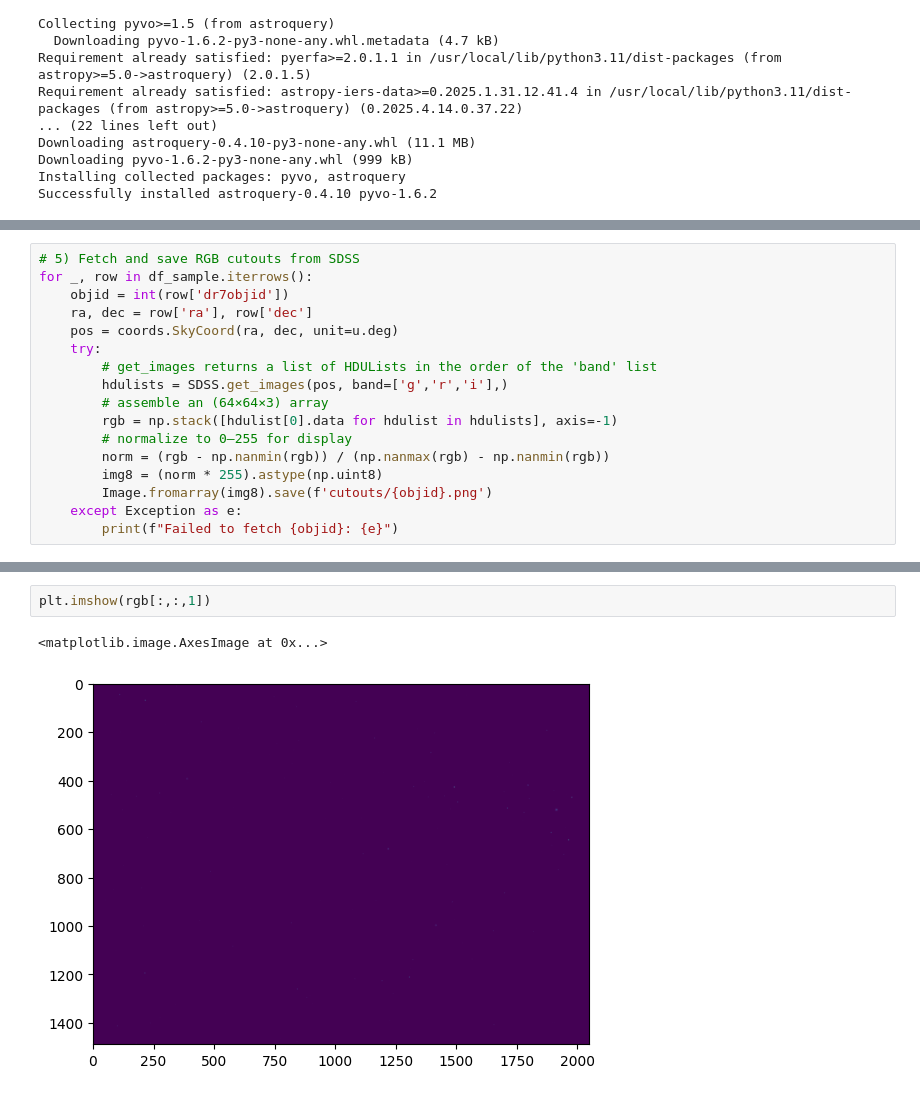
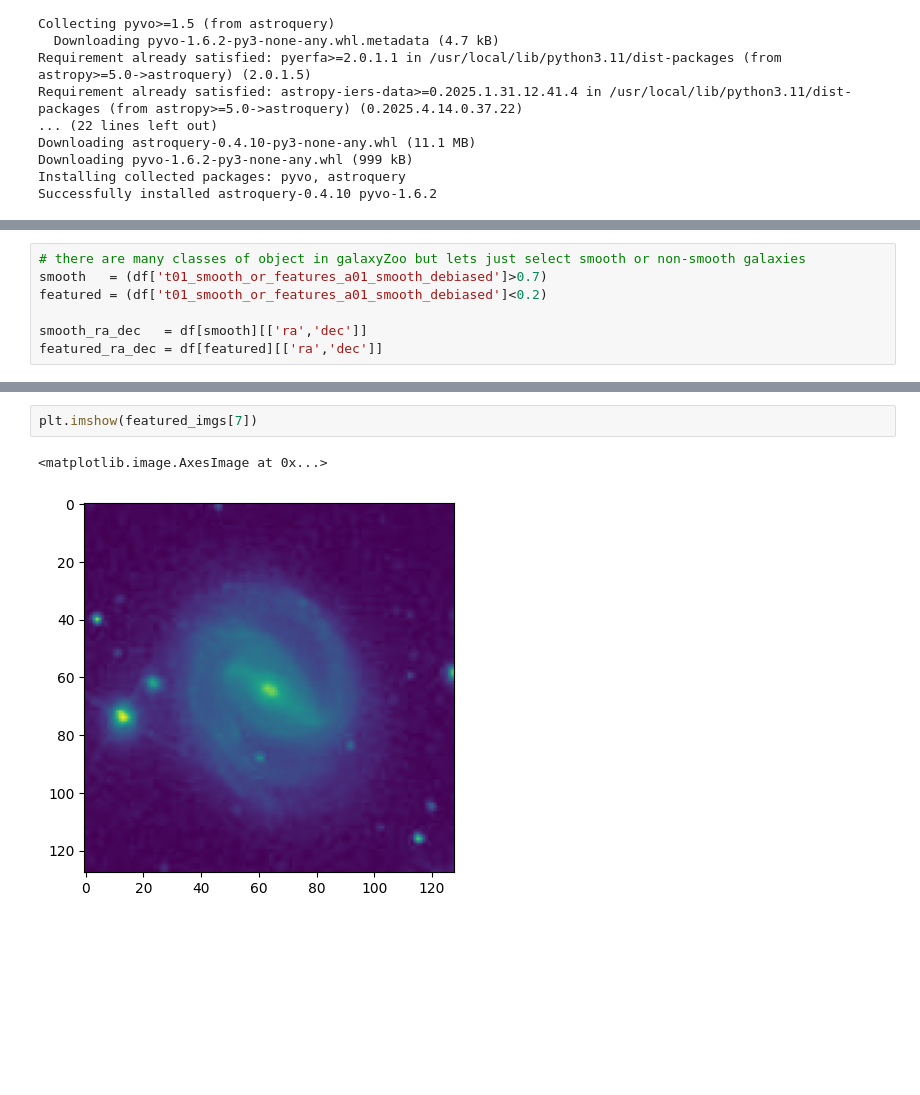
Before and after one commit to csabiu/KAML-2025, a Jupyter notebook: KAML_images.ipynb, the cells around one changed output, grey strips where cells are left out. Saved outputs shown, nothing was run; the diff lists cells and outputs as text; blank space fills up the shorter version.

```diff
--- a/KAML_images.ipynb
+++ b/KAML_images.ipynb
@@ -48,17 +41,0 @@ os.makedirs('cutouts', exist_ok=True)
-# %%
-# 5) Fetch and save RGB cutouts from SDSS
-for _, row in df_sample.iterrows():
-    objid = int(row['dr7objid'])
-    ra, dec = row['ra'], row['dec']
-    pos = coords.SkyCoord(ra, dec, unit=u.deg)
-    try:
-        # get_images returns a list of HDULists in the order of the 'band' list
-        hdulists = SDSS.get_images(pos, band=['g','r','i'],)
-        # assemble an (64×64×3) array
-        rgb = np.stack([hdulist[0].data for hdulist in hdulists], axis=-1)
-        # normalize to 0–255 for display
-        norm = (rgb - np.nanmin(rgb)) / (np.nanmax(rgb) - np.nanmin(rgb))
-        img8 = (norm * 255).astype(np.uint8)
-        Image.fromarray(img8).save(f'cutouts/{objid}.png')
-    except Exception as e:
-        print(f"Failed to fetch {objid}: {e}")
@@ -85,0 +42,7 @@ Failed to fetch 587736546853781888: SDSSClass.get_images() takes 1 positional ar
+# %%
+# there are many classes of object in galaxyZoo but lets just select smooth or non-smooth galaxies
+smooth   = (df['t01_smooth_or_features_a01_smooth_debiased']>0.7)
+featured = (df['t01_smooth_or_features_a01_smooth_debiased']<0.2)
+
+smooth_ra_dec   = df[smooth][['ra','dec']]
+featured_ra_dec = df[featured][['ra','dec']]
@@ -86,5 +105,5 @@ Failed to fetch 587736546853781888: SDSSClass.get_images() takes 1 positional ar
 # %%
-plt.imshow(rgb[:,:,1])
+plt.imshow(featured_imgs[7])
 # %% [output]
 <matplotlib.image.AxesImage at 0x...>
-[figure, old version]
+[figure, new version]
```
Also changed, not shown: parts of 12 cells of this notebook.
